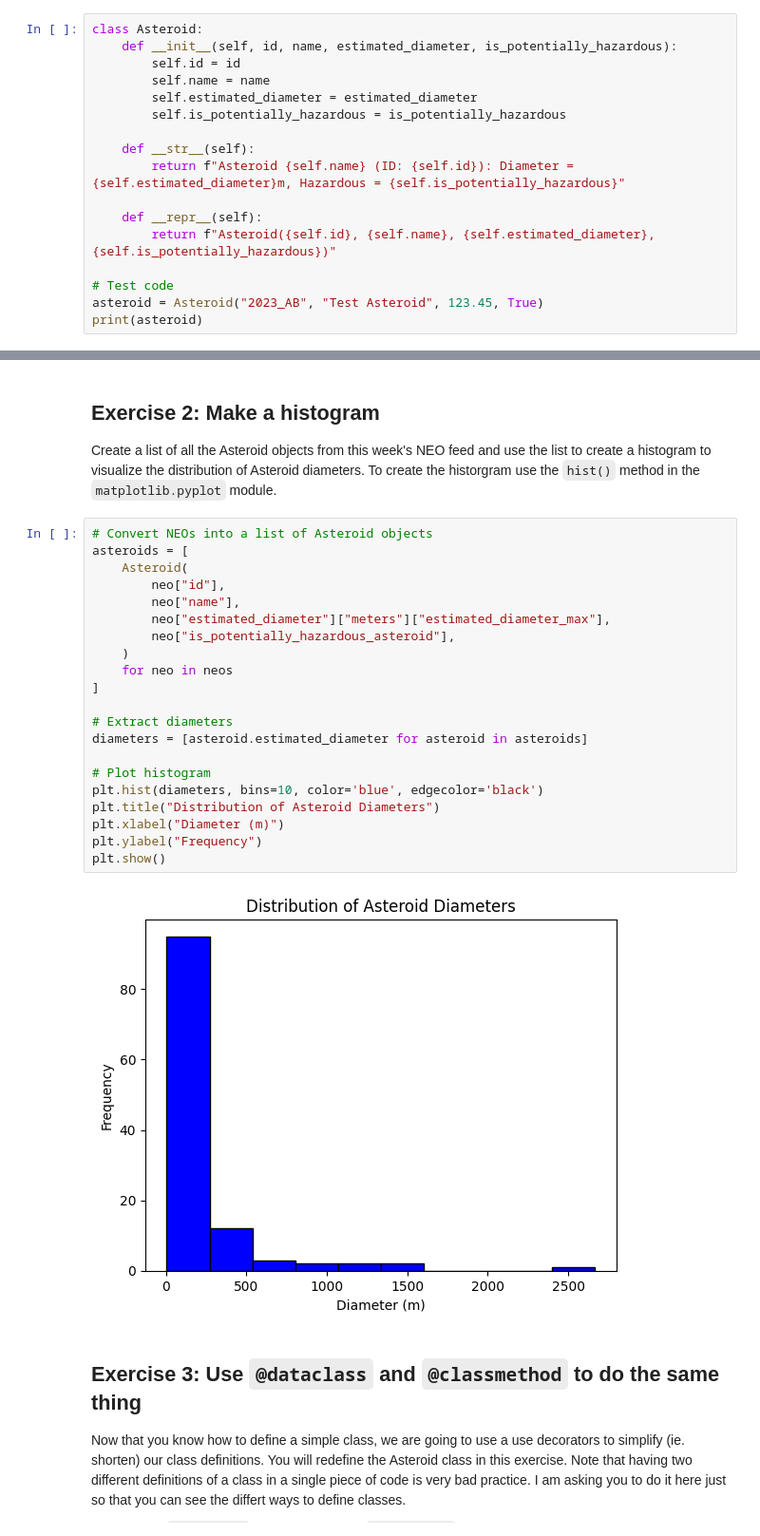
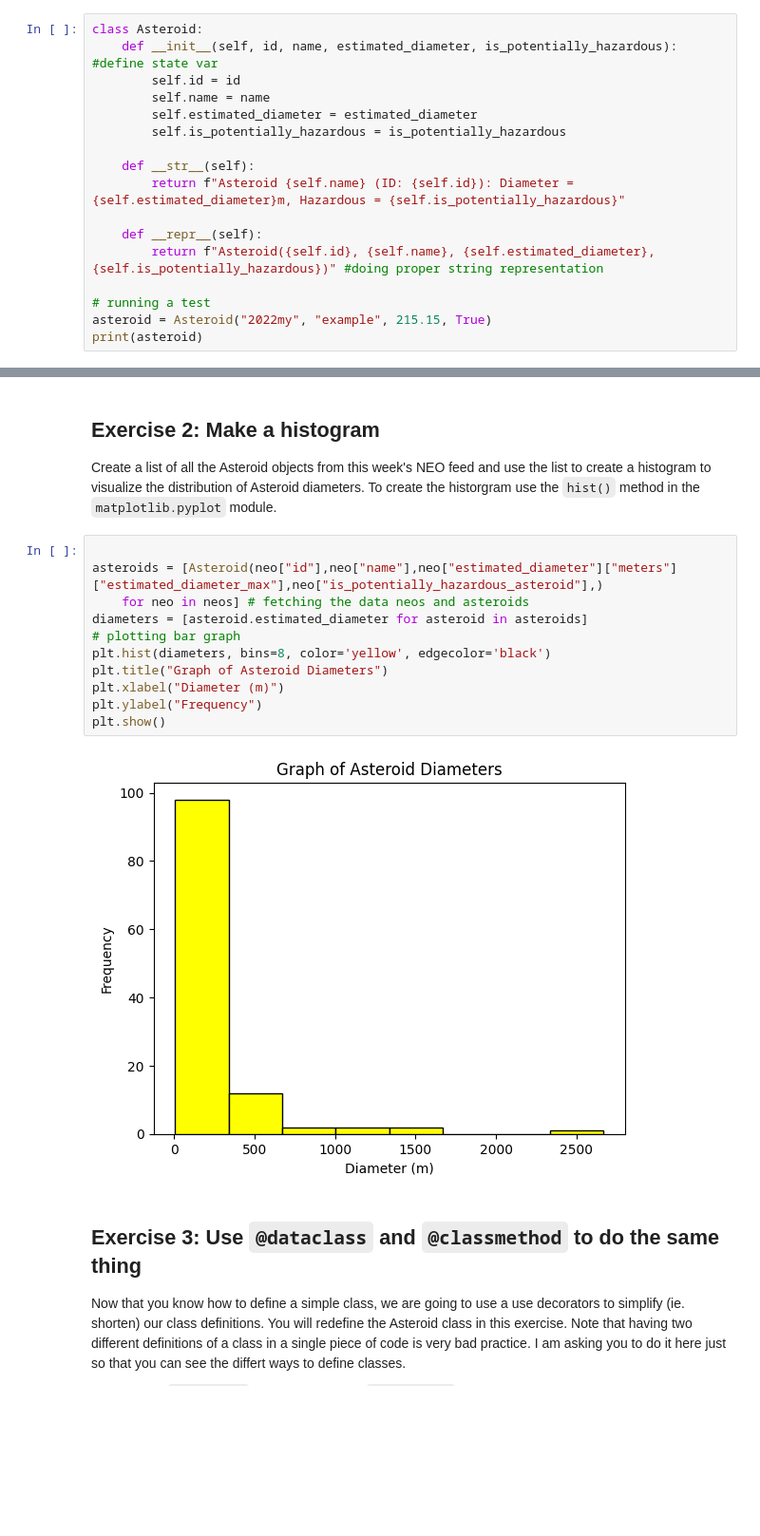
Before and after one commit to Dilraj0/comp215, a Jupyter notebook: labs/lab03-classes.ipynb, the cells around one changed output, grey strips where cells are left out. Shown: that part at 95% size. Saved outputs shown, nothing was run; the diff lists cells and outputs as text; blank space fills up the shorter version.

```diff
--- a/labs/lab03-classes.ipynb
+++ b/labs/lab03-classes.ipynb
@@ -69,7 +87,7 @@ Operations must include:
 Write a little code to test your new class.
 # %%
 class Asteroid:
-    def __init__(self, id, name, estimated_diameter, is_potentially_hazardous):
+    def __init__(self, id, name, estimated_diameter, is_potentially_hazardous): #define state var
         self.id = id
         self.name = name
         self.estimated_diameter = estimated_diameter
@@ -79,9 +97,9 @@ class Asteroid:
         return f"Asteroid {self.name} (ID: {self.id}): Diameter = {self.estimated_diameter}m, Hazardous = {self.is_potentially_hazardous}"
 
     def __repr__(self):
-        return f"Asteroid({self.id}, {self.name}, {self.estimated_diameter}, {self.is_potentially_hazardous})"
+        return f"Asteroid({self.id}, {self.name}, {self.estimated_diameter}, {self.is_potentially_hazardous})" #doing proper string representation
 
-# Test code
-asteroid = Asteroid("2023_AB", "Test Asteroid", 123.45, True)
+# running a test
+asteroid = Asteroid("2022my", "example", 215.15, True)
 print(asteroid)
 # %% [output]
@@ -91,28 +109,18 @@ Asteroid Test Asteroid (ID: 2023_AB): Diameter = 123.45m, Hazardous = True
 
 Create a list of all the Asteroid objects from this week's NEO feed and use the list to create a histogram to visualize the distribution of Asteroid diameters.  To create the historgram use the `hist()` method in the `matplotlib.pyplot` module.
 # %%
-# Convert NEOs into a list of Asteroid objects
-asteroids = [
-    Asteroid(
-        neo["id"],
-        neo["name"],
-        neo["estimated_diameter"]["meters"]["estimated_diameter_max"],
-        neo["is_potentially_hazardous_asteroid"],
-    )
-    for neo in neos
-]
 
-# Extract diameters
+asteroids = [Asteroid(neo["id"],neo["name"],neo["estimated_diameter"]["meters"]["estimated_diameter_max"],neo["is_potentially_hazardous_asteroid"],)
+    for neo in neos] # fetching the data neos and asteroids
 diameters = [asteroid.estimated_diameter for asteroid in asteroids]
-
-# Plot histogram
-plt.hist(diameters, bins=10, color='blue', edgecolor='black')
-plt.title("Distribution of Asteroid Diameters")
+# plotting bar graph
+plt.hist(diameters, bins=8, color='yellow', edgecolor='black')
+plt.title("Graph of Asteroid Diameters")
 plt.xlabel("Diameter (m)")
 plt.ylabel("Frequency")
 plt.show()
 # %% [output]
-[figure, old version]
+[figure, new version]
 # %% [markdown]
 ## Exercise 3: Use `@dataclass` and `@classmethod` to do the same thing
 
```
Also changed, not shown: parts of 5 cells of this notebook.
